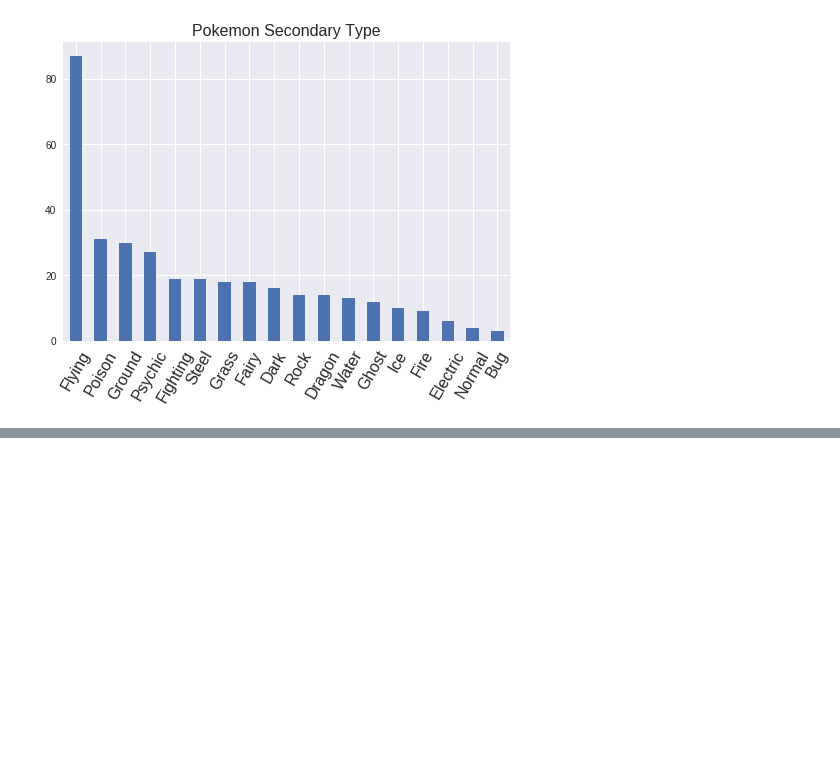
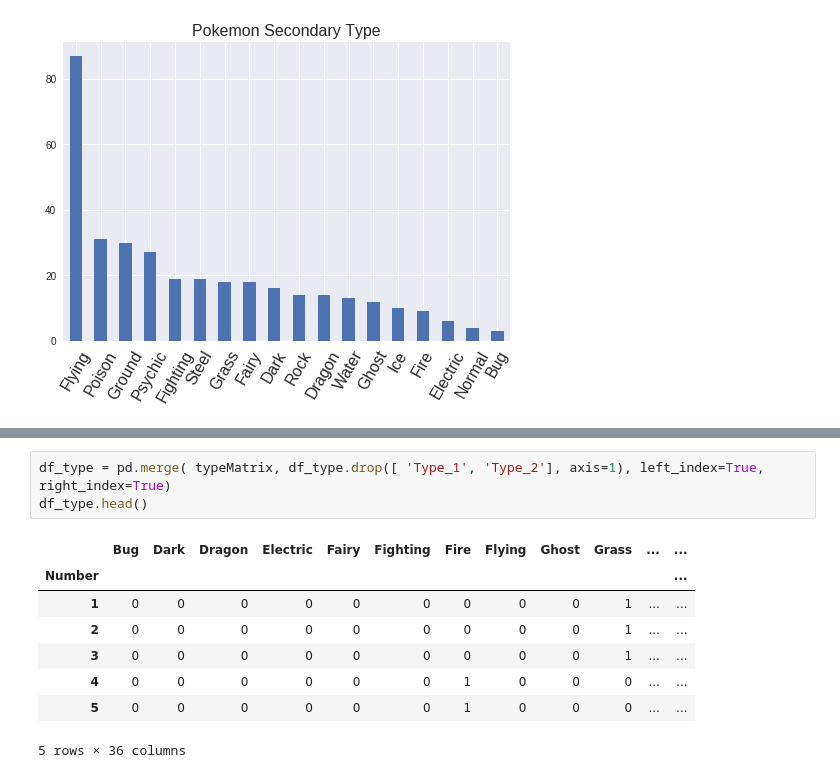
Before and after one commit to varennes/Pokemon-ML, a Jupyter notebook: notebook/01_main.ipynb, the cells around one changed output, grey strips where cells are left out. Saved outputs shown, nothing was run; the diff lists cells and outputs as text; blank space fills up the shorter version.

```diff
--- a/notebook/01_main.ipynb
+++ b/notebook/01_main.ipynb
@@ -65,0 +146,12 @@ plt.xticks( fontsize=16, rotation=60)
+# %%
+df_type = pd.merge( typeMatrix, df_type.drop([ 'Type_1', 'Type_2'], axis=1), left_index=True, right_index=True)
+df_type.head()
+# %% [output]
+|  | Bug | Dark | Dragon | Electric | Fairy | Fighting | Fire | Flying | Ghost | Grass | ... | ... |
+| Number |  |  |  |  |  |  |  |  |  |  |  | ... |
+| 1 | 0 | 0 | 0 | 0 | 0 | 0 | 0 | 0 | 0 | 1 | ... | ... |
+| 2 | 0 | 0 | 0 | 0 | 0 | 0 | 0 | 0 | 0 | 1 | ... | ... |
+| 3 | 0 | 0 | 0 | 0 | 0 | 0 | 0 | 0 | 0 | 1 | ... | ... |
+| 4 | 0 | 0 | 0 | 0 | 0 | 0 | 1 | 0 | 0 | 0 | ... | ... |
+| 5 | 0 | 0 | 0 | 0 | 0 | 0 | 1 | 0 | 0 | 0 | ... | ... |
+5 rows × 36 columns
```
Also changed, not shown: parts of 8 cells of this notebook.
